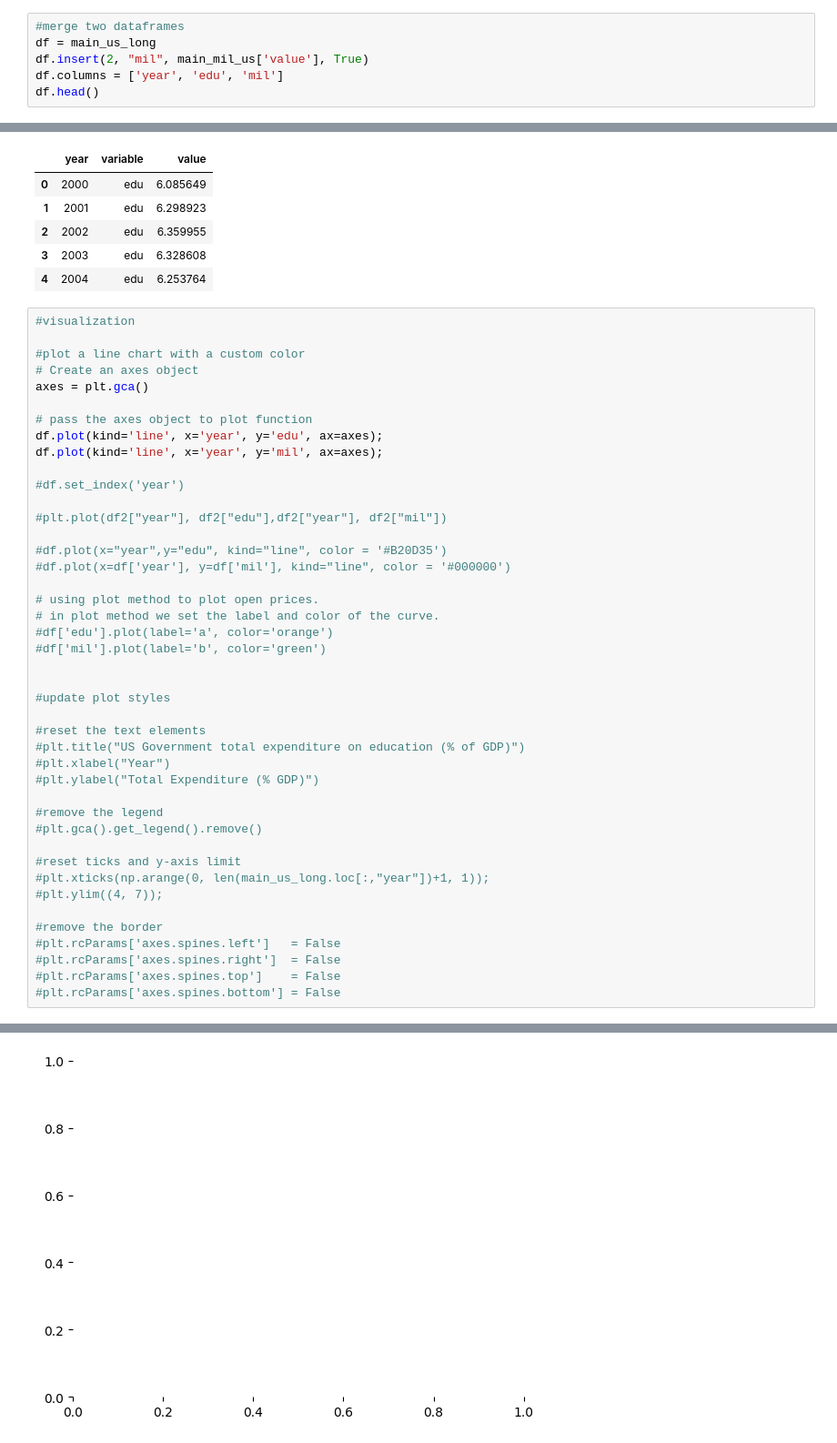
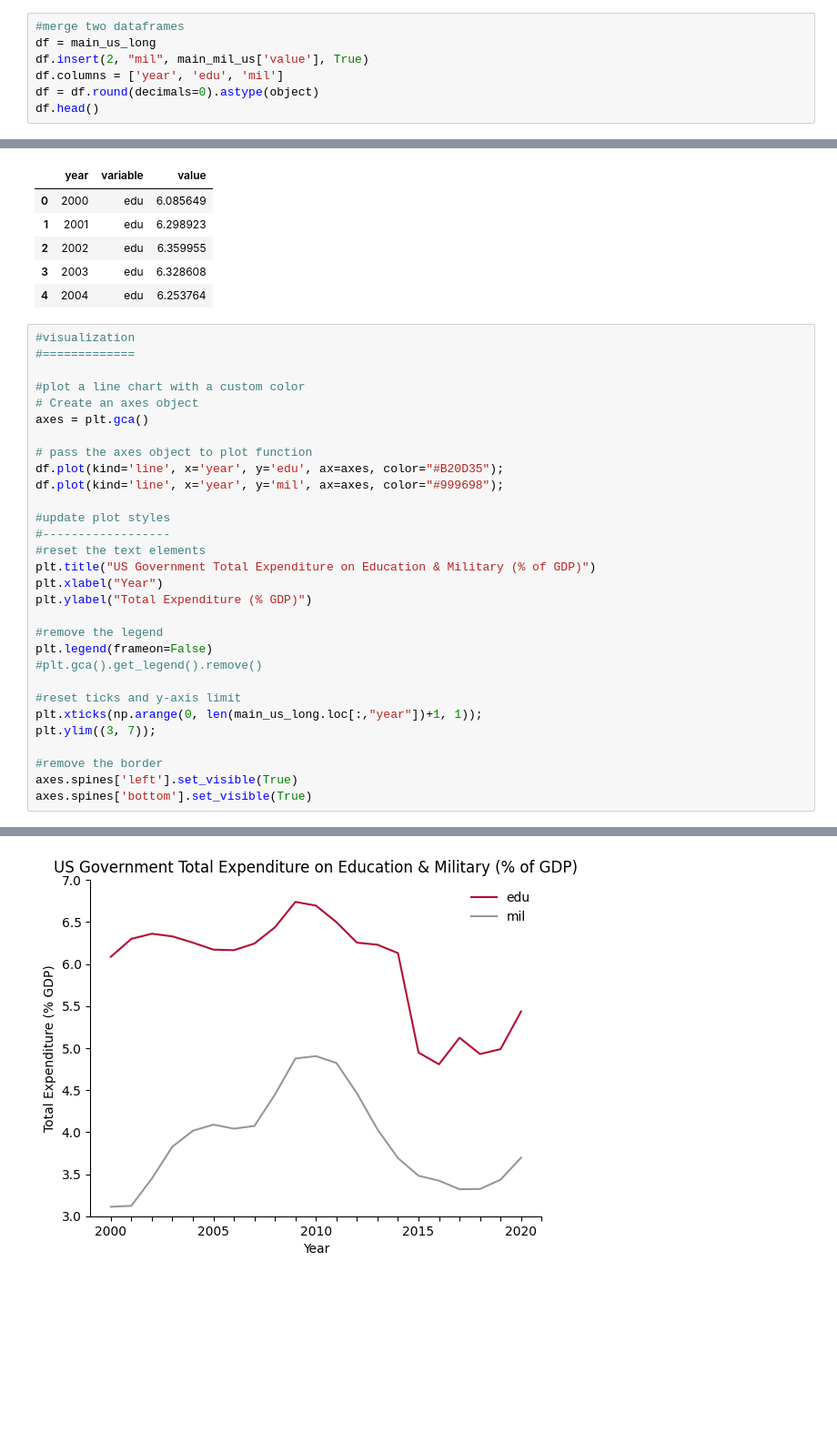
Before and after one commit to asantone/colab, a Jupyter notebook: colab_01.ipynb, the cells around one changed output, grey strips where cells are left out. Shown at 91% size. Saved outputs shown, nothing was run; the diff lists cells and outputs as text; blank space fills up the shorter version.

```diff
--- a/colab_01.ipynb
+++ b/colab_01.ipynb
@@ -73,6 +73,7 @@ main_mil_us.head()
 df = main_us_long
 df.insert(2, "mil", main_mil_us['value'], True)
 df.columns = ['year', 'edu', 'mil']
+df = df.round(decimals=0).astype(object)
 df.head()
 # %% [output]
 |  | year | edu | mil |
@@ -94,45 +95,32 @@ df2.head()
 | 4 | 2004 | edu | 6.253764 |
 # %%
 #visualization
+#=============
 
 #plot a line chart with a custom color
 # Create an axes object
 axes = plt.gca()
 
 # pass the axes object to plot function
-df.plot(kind='line', x='year', y='edu', ax=axes);
-df.plot(kind='line', x='year', y='mil', ax=axes);
-
-#df.set_index('year')
-
-#plt.plot(df2["year"], df2["edu"],df2["year"], df2["mil"])
-
-#df.plot(x="year",y="edu", kind="line", color = '#B20D35')
-#df.plot(x=df['year'], y=df['mil'], kind="line", color = '#000000')
-
-# using plot method to plot open prices.
-# in plot method we set the label and color of the curve.
-#df['edu'].plot(label='a', color='orange')
-#df['mil'].plot(label='b', color='green')
-
+df.plot(kind='line', x='year', y='edu', ax=axes, color="#B20D35");
+df.plot(kind='line', x='year', y='mil', ax=axes, color="#999698");
 
 #update plot styles
-
+#------------------
 #reset the text elements
-#plt.title("US Government total expenditure on education (% of GDP)")
-#plt.xlabel("Year")
-#plt.ylabel("Total Expenditure (% GDP)")
+plt.title("US Government Total Expenditure on Education & Military (% of GDP)")
+plt.xlabel("Year")
+plt.ylabel("Total Expenditure (% GDP)")
 
 #remove the legend
+plt.legend(frameon=False)
 #plt.gca().get_legend().remove()
 
 #reset ticks and y-axis limit
-#plt.xticks(np.arange(0, len(main_us_long.loc[:,"year"])+1, 1));
-#plt.ylim((4, 7));
+plt.xticks(np.arange(0, len(main_us_long.loc[:,"year"])+1, 1));
+plt.ylim((3, 7));
 
 #remove the border
-#plt.rcParams['axes.spines.left']   = False
-#plt.rcParams['axes.spines.right']  = False
-#plt.rcParams['axes.spines.top']    = False
-#plt.rcParams['axes.spines.bottom'] = False
+axes.spines['left'].set_visible(True)
+axes.spines['bottom'].set_visible(True)
 # %% [output]
@@ -140 +127 @@ TypeError: ignored
-[figure, old version]
+[figure, new version]
```
Also changed, not shown: parts of 2 cells of this notebook.
